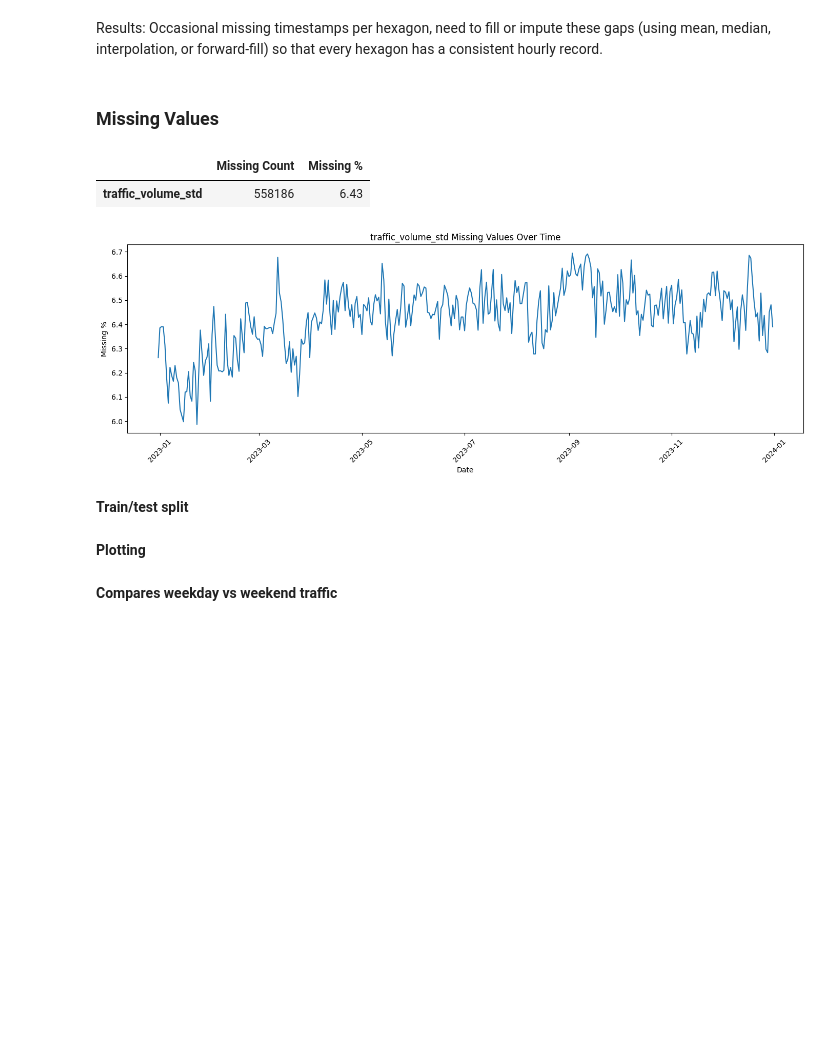
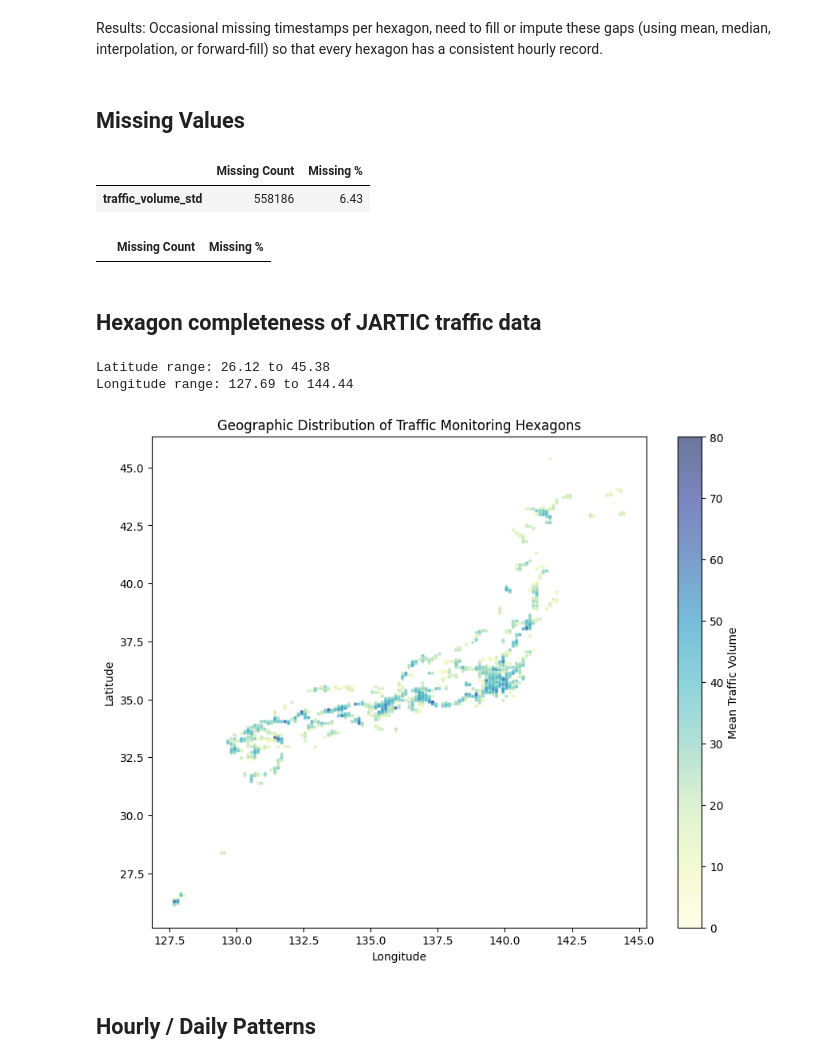
Before and after one commit to Bard89/smoglens, a Jupyter notebook: Yulia/2023smoglens_traffic_data_jartic_EDAandLinearRegression.ipynb, the cells around one changed output. Drawn from its saved outputs; the diff is of its cells as text; code cells hidden in the pictures; blank space fills up the shorter version.

Commit message:
dropped the traffic_volume_std column

```diff
--- a/Yulia/2023smoglens_traffic_data_jartic_EDAandLinearRegression.ipynb
+++ b/Yulia/2023smoglens_traffic_data_jartic_EDAandLinearRegression.ipynb
@@ -98,7 +98,7 @@ Name: count, dtype: int64
 # %% [markdown]
 Results: Occasional missing timestamps per hexagon, need to fill or impute these gaps (using mean, median, interpolation, or forward-fill) so that every hexagon has a consistent hourly record.
 # %% [markdown]
-### Missing Values
+## Missing Values
 # %%
 missing_stats = pd.DataFrame({
     'Missing Count': df.isnull().sum(),
@@ -109,40 +109,50 @@ missing_stats
 # %% [output]
 |  | Missing Count | Missing % |
 | traffic_volume_std | 558186 | 6.43 |
-# %%
-fig, ax = plt.subplots(figsize=(14, 5))
-
-missing_by_time = df.groupby(df['timestamp'].dt.date)['traffic_volume_std'].apply(lambda x: x.isnull().mean() * 100)
-
-ax.plot(missing_by_time.index, missing_by_time.values)
-ax.set_title('traffic_volume_std Missing Values Over Time')
-ax.set_xlabel('Date')
-ax.set_ylabel('Missing %')
-ax.tick_params(axis='x', rotation=45)
-
-plt.tight_layout()
-plt.show()
-# %% [output]
-[figure, removed]
+# %%
+df = df.dropna(subset=['traffic_volume_std'])
+df = df.drop(columns=['traffic_volume_std'])
+# %%
+missing_stats = pd.DataFrame({
+    'Missing Count': df.isnull().sum(),
+    'Missing %': (df.isnull().sum() / len(df) * 100).round(2)
+})
+missing_stats = missing_stats[missing_stats['Missing Count'] > 0].sort_values('Missing %', ascending=False)
+missing_stats
+# %% [output]
+|  | Missing Count | Missing % |
 # %% [markdown]
-**Train/test split**
+## Hexagon completeness of JARTIC traffic data
 # %%
-from sklearn.linear_model import LinearRegression
-from sklearn.model_selection import train_test_split
-from sklearn.metrics import r2_score, mean_squared_error
-from sklearn.metrics import mean_squared_error
+hex_stats_traffic = df.groupby('h3_index_res8').agg({
+    'avg_traffic_volume': ['count', 'mean', 'std'],
+    'h3_lat_res8': 'first',
+    'h3_lon_res8': 'first'
+})
+hex_stats_traffic.columns = ['traffic_count', 'traffic_mean', 'traffic_std', 'lat', 'lon']
 
 
-X = tokyo_df[['lag1', 'lag24']]
-y = tokyo_df['avg_traffic_volume']
+print(f"Latitude range: {hex_stats_traffic['lat'].min():.2f} to {hex_stats_traffic['lat'].max():.2f}")
+print(f"Longitude range: {hex_stats_traffic['lon'].min():.2f} to {hex_stats_traffic['lon'].max():.2f}")
 
-X_train, X_test, y_train, y_test = train_test_split(X, y, test_size=0.2, shuffle=False)
 
-model = LinearRegression()
-model.fit(X_train, y_train)
-y_pred = model.predict(X_test)
-
-print("R²:", r2_score(y_test, y_pred))
-print("RMSE:", mean_squared_error(y_test, y_pred))
+plt.figure(figsize=(10, 8))
+scatter = plt.scatter(
+    hex_stats_traffic['lon'],
+    hex_stats_traffic['lat'],
+    c=hex_stats_traffic['traffic_mean'],
+    cmap='YlGnBu',
+    s=5,
+    alpha=0.6
+)
+plt.colorbar(scatter, label='Mean Traffic Volume')
+plt.xlabel('Longitude')
+plt.ylabel('Latitude')
+plt.title('Geographic Distribution of Traffic Monitoring Hexagons')
+plt.show()
+# %% [output]
+Latitude range: 26.12 to 45.38
+Longitude range: 127.69 to 144.44
+[figure, added]
 # %% [markdown]
-**Plotting**
+## Hourly / Daily Patterns
@@ -155,2 +158,0 @@ plt.show()
-# %% [markdown]
-**Compares weekday vs weekend traffic**
```
Also changed, not shown: parts of 6 cells of this notebook.
